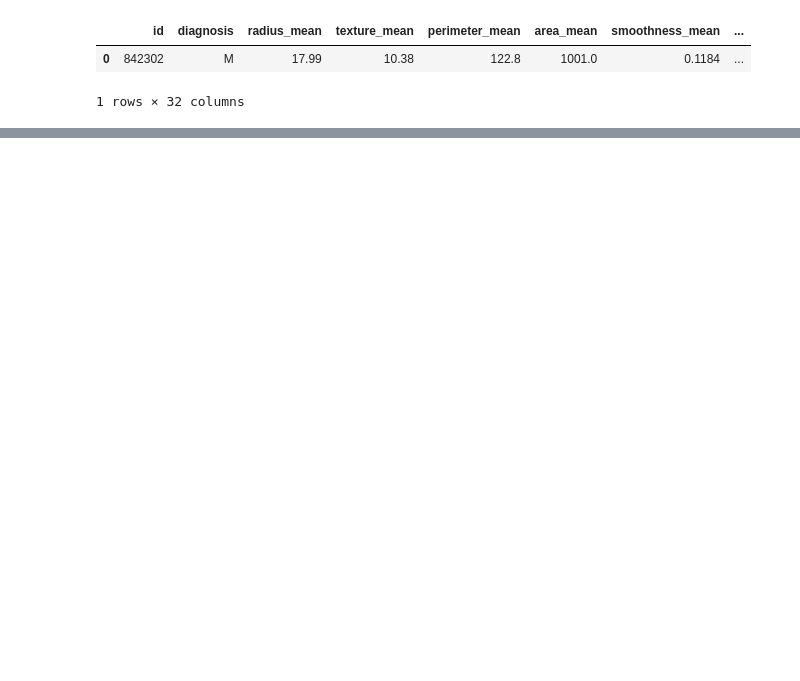
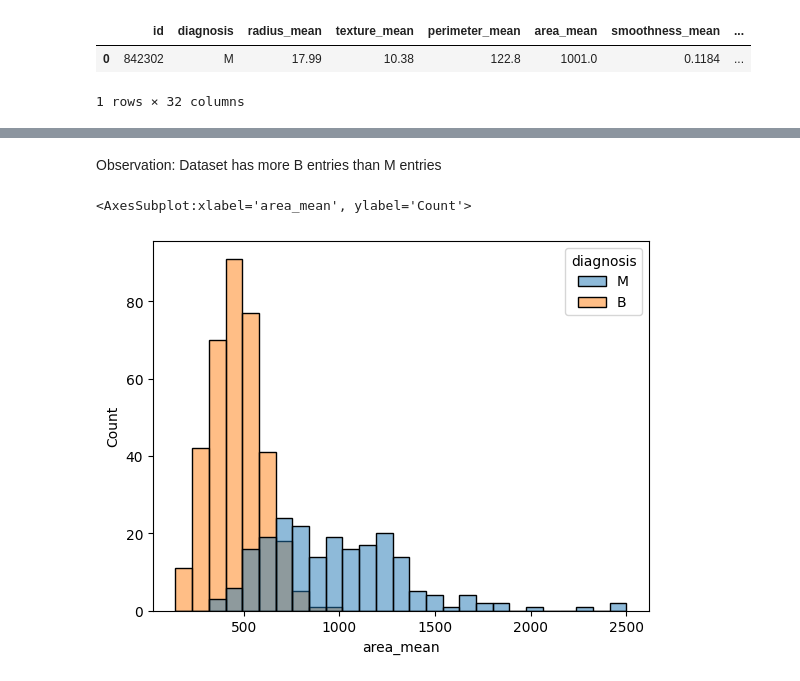
Before and after one commit to amanjaiswalofficial/machine-learning-engineer-roadmap, a Jupyter notebook: kaggle-notebooks/05-breast-cancer-prediction-clustering.ipynb, the cells around one changed output, grey strips where cells are left out. Saved outputs shown, nothing was run; the diff lists cells and outputs as text; code cells hidden in the pictures; blank space fills up the shorter version.

Commit message:
Kaggle 06 - Breast Cancer Dataset

```diff
--- a/kaggle-notebooks/05-breast-cancer-prediction-clustering.ipynb
+++ b/kaggle-notebooks/05-breast-cancer-prediction-clustering.ipynb
@@ -35,0 +37,7 @@ df.head(1)
+# %% [markdown]
+Observation: Dataset has more B entries than M entries
+# %%
+sns.histplot(data=df, x="area_mean", hue="diagnosis")
+# %% [output]
+<AxesSubplot:xlabel='area_mean', ylabel='Count'>
+[figure, added]
```
Also changed, not shown: parts of 49 cells of this notebook.
